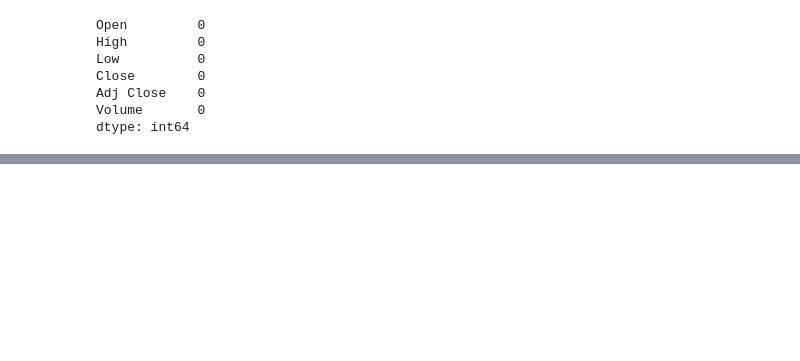
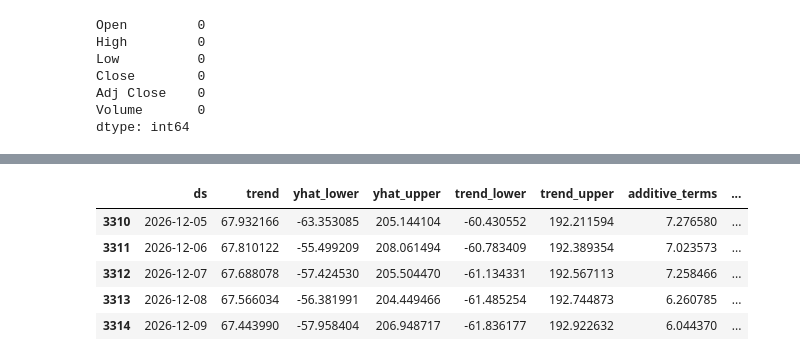
Before and after one commit to Ujjwalsolanki/ML-Stock-Price-Predictor, a Jupyter notebook: research/trials.ipynb, the cells around one changed output, grey strips where cells are left out. Saved outputs shown, nothing was run; the diff lists cells and outputs as text; code cells hidden in the pictures; blank space fills up the shorter version.

```diff
--- a/research/trials.ipynb
+++ b/research/trials.ipynb
@@ -65,0 +128,11 @@ df[0:500].iplot(y = 'High')
+# %%
+future = m.make_future_dataframe(periods=1000,freq='D')
+forecast = m.predict(future)
+forecast.tail()
+# %% [output]
+|  | ds | trend | yhat_lower | yhat_upper | trend_lower | trend_upper | additive_terms | ... |
+| 3310 | 2026-12-05 | 67.932166 | -63.353085 | 205.144104 | -60.430552 | 192.211594 | 7.276580 | ... |
+| 3311 | 2026-12-06 | 67.810122 | -55.499209 | 208.061494 | -60.783409 | 192.389354 | 7.023573 | ... |
+| 3312 | 2026-12-07 | 67.688078 | -57.424530 | 205.504470 | -61.134331 | 192.567113 | 7.258466 | ... |
+| 3313 | 2026-12-08 | 67.566034 | -56.381991 | 204.449466 | -61.485254 | 192.744873 | 6.260785 | ... |
+| 3314 | 2026-12-09 | 67.443990 | -57.958404 | 206.948717 | -61.836177 | 192.922632 | 6.044370 | ... |
```
Also changed, not shown: parts of 13 cells of this notebook, 5 other files.
